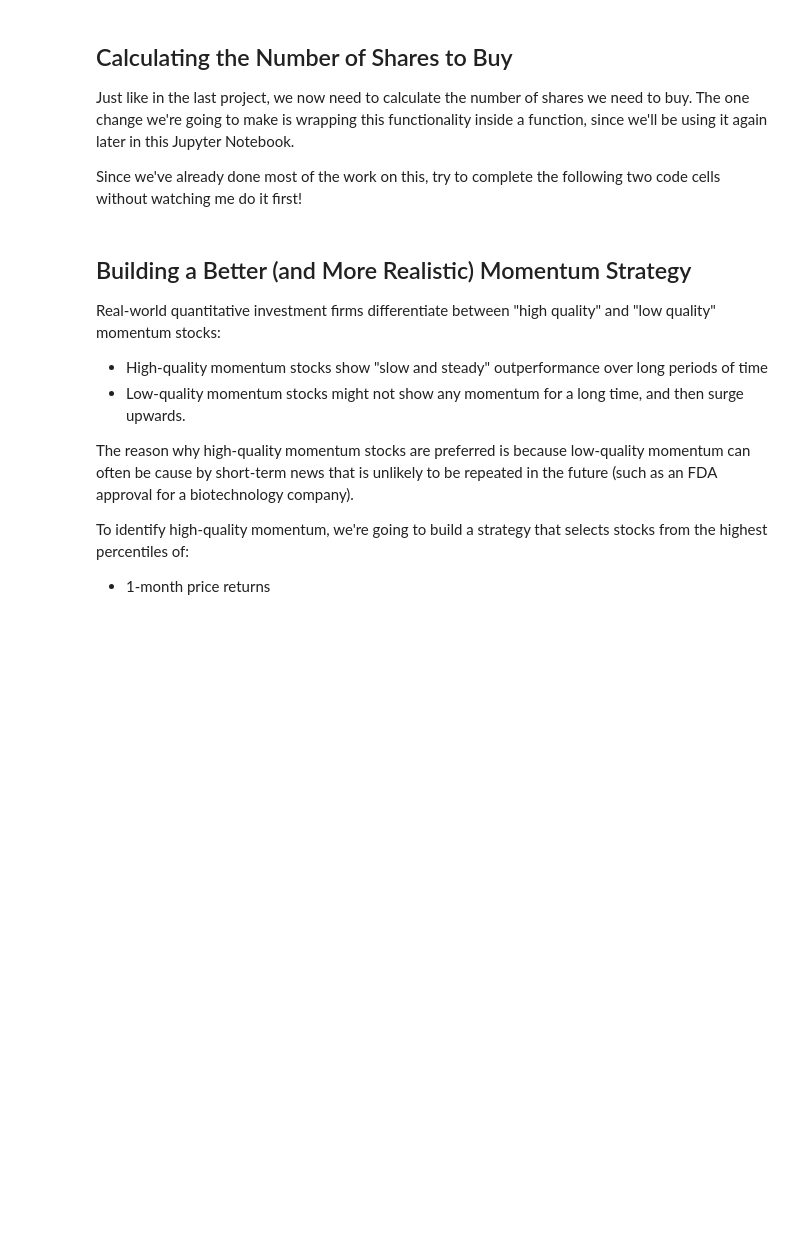
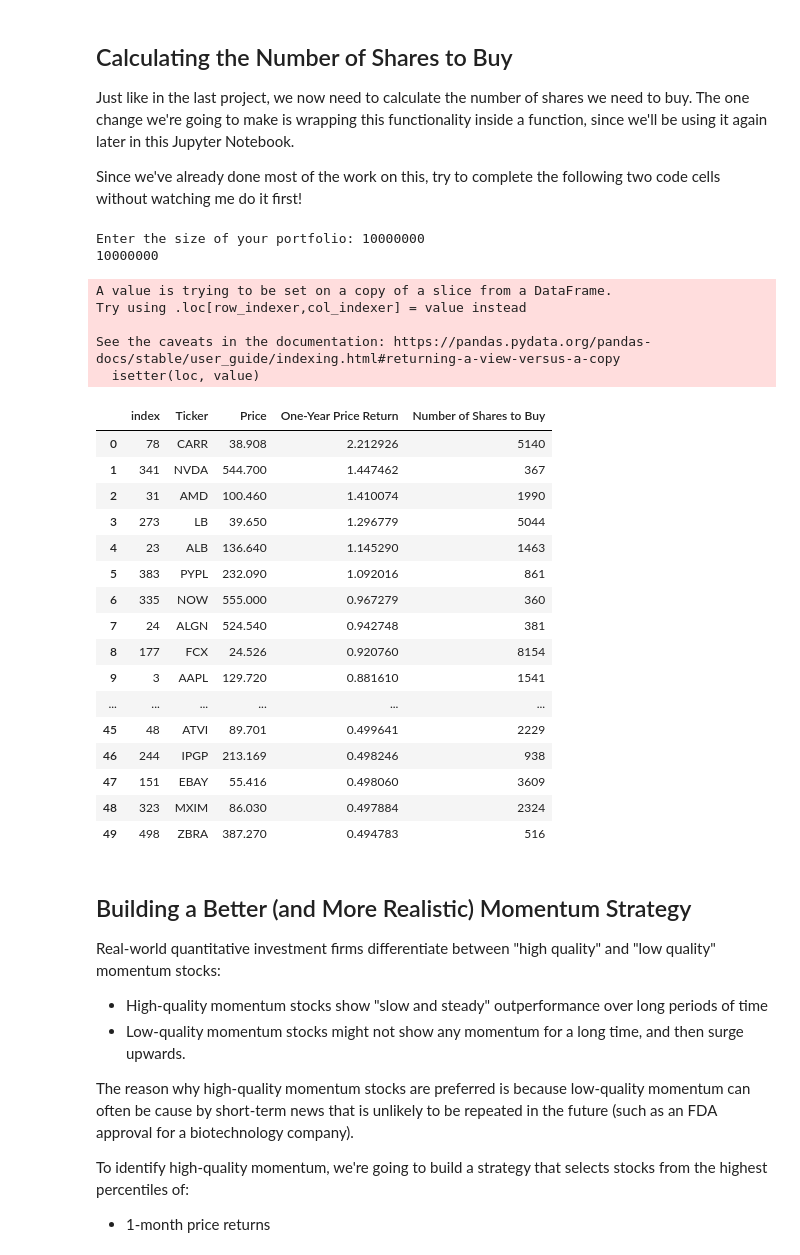
Before and after one commit to MrNullPointer/Algorithmic-Stock-Trading, a Jupyter notebook: starter_files/002_quantitative_momentum_strategy.ipynb, the cells around one changed output. Cells and saved outputs as stored; diff of their text form; code cells hidden in the pictures; blank space fills up the shorter version.

```diff
--- a/starter_files/002_quantitative_momentum_strategy.ipynb
+++ b/starter_files/002_quantitative_momentum_strategy.ipynb
@@ -102,6 +152,49 @@ Because of this, the next thing we need to do is remove all the stocks in our Da
 Just like in the last project, we now need to calculate the number of shares we need to buy. The one change we're going to make is wrapping this functionality inside a function, since we'll be using it again later in this Jupyter Notebook.
 
 Since we've already done most of the work on this, try to complete the following two code cells without watching me do it first!
+# %%
+def portfolio_input():
+    global portfolio_size
+    portfolio_size = input("Enter the size of your portfolio: ")
+
+    try:
+        float(portfolio_size)
+    except:
+        print("That is not a number! \nPlease try again")
+        portfolio_size = input("Enter the size of your portfolio: ")
+portfolio_input()
+print(portfolio_size)
+# %% [output]
+Enter the size of your portfolio: 10000000
+10000000
+# %%
+position_size = float(portfolio_size) / len(final_dataframe.index)
+for i in range(len(final_dataframe)):
+    final_dataframe.loc[i, "Number of Shares to Buy"] = math.floor(position_size / final_dataframe.loc[i, "Price"])
+final_dataframe
+# %% [output]
+A value is trying to be set on a copy of a slice from a DataFrame.
+Try using .loc[row_indexer,col_indexer] = value instead
+
+See the caveats in the documentation: https://pandas.pydata.org/pandas-docs/stable/user_guide/indexing.html#returning-a-view-versus-a-copy
+  isetter(loc, value)
+|  | index | Ticker | Price | One-Year Price Return | Number of Shares to Buy |
+| 0 | 78 | CARR | 38.908 | 2.212926 | 5140 |
+| 1 | 341 | NVDA | 544.700 | 1.447462 | 367 |
+| 2 | 31 | AMD | 100.460 | 1.410074 | 1990 |
+| 3 | 273 | LB | 39.650 | 1.296779 | 5044 |
+| 4 | 23 | ALB | 136.640 | 1.145290 | 1463 |
+| 5 | 383 | PYPL | 232.090 | 1.092016 | 861 |
+| 6 | 335 | NOW | 555.000 | 0.967279 | 360 |
+| 7 | 24 | ALGN | 524.540 | 0.942748 | 381 |
+| 8 | 177 | FCX | 24.526 | 0.920760 | 8154 |
+| 9 | 3 | AAPL | 129.720 | 0.881610 | 1541 |
+| ... | ... | ... | ... | ... | ... |
+| 45 | 48 | ATVI | 89.701 | 0.499641 | 2229 |
+| 46 | 244 | IPGP | 213.169 | 0.498246 | 938 |
+| 47 | 151 | EBAY | 55.416 | 0.498060 | 3609 |
+| 48 | 323 | MXIM | 86.030 | 0.497884 | 2324 |
+| 49 | 498 | ZBRA | 387.270 | 0.494783 | 516 |
 # %% [markdown]
 ## Building a Better (and More Realistic) Momentum Strategy
 
```
Also changed, not shown: parts of 15 cells of this notebook, 3 other files.
